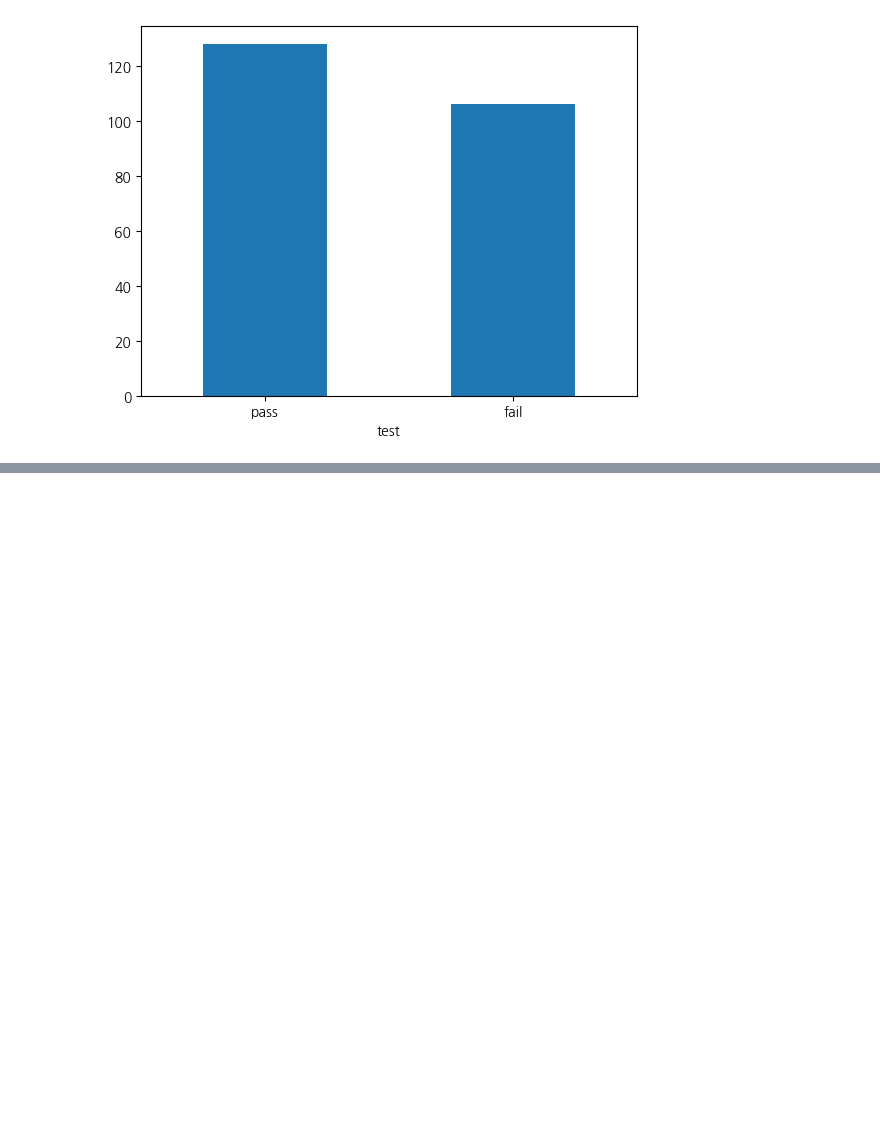
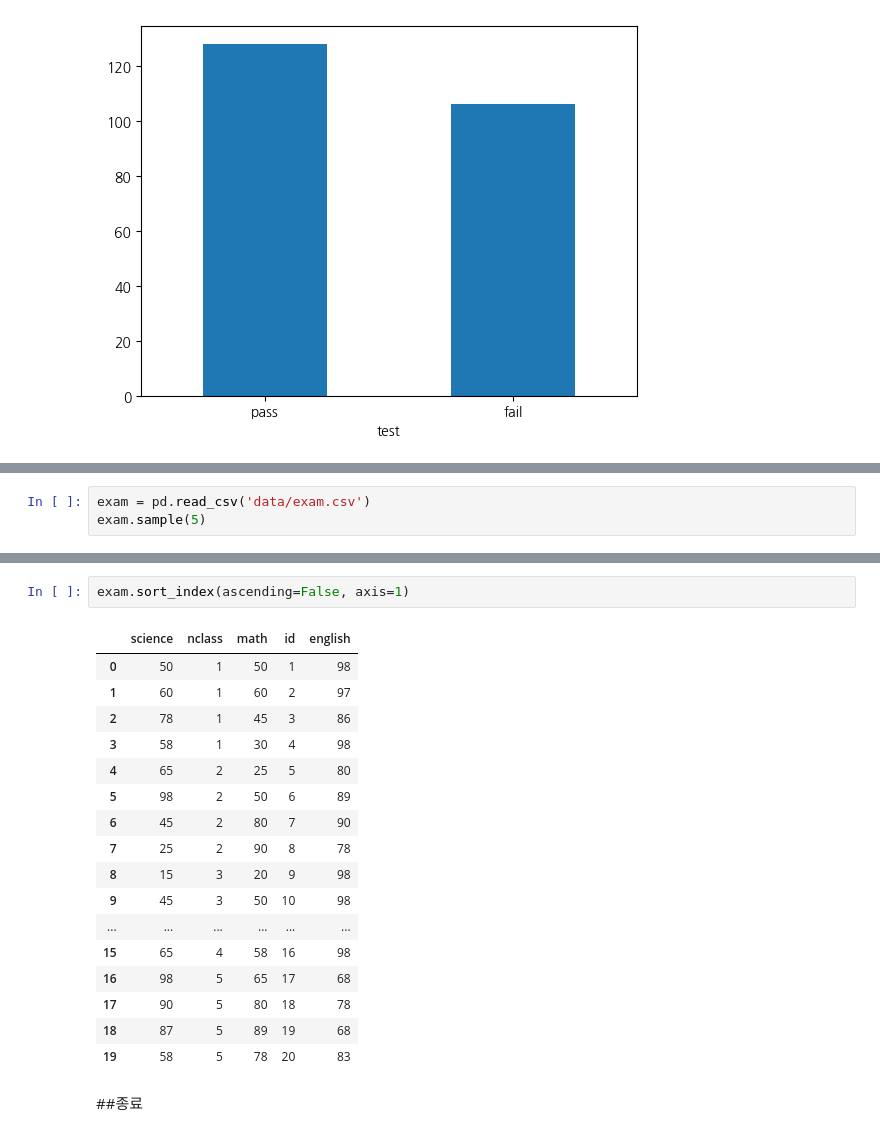
Before and after one commit to zziziz/2025-1-BDA, a Jupyter notebook: inclass/05w_A_mon_0407_easy_ch05_06.ipynb, the cells around one changed output, grey strips where cells are left out. Saved outputs shown, nothing was run; the diff lists cells and outputs as text; blank space fills up the shorter version.

```diff
--- a/inclass/05w_A_mon_0407_easy_ch05_06.ipynb
+++ b/inclass/05w_A_mon_0407_easy_ch05_06.ipynb
@@ -433,0 +438,3 @@ memory usage: 20.2+ KB
+# %%
+exam = pd.read_csv('data/exam.csv')
+exam.sample(5)
@@ -433,0 +536,22 @@ memory usage: 20.2+ KB
+# %%
+exam.sort_index(ascending=False, axis=1)
+# %% [output]
+|  | science | nclass | math | id | english |
+| 0 | 50 | 1 | 50 | 1 | 98 |
+| 1 | 60 | 1 | 60 | 2 | 97 |
+| 2 | 78 | 1 | 45 | 3 | 86 |
+| 3 | 58 | 1 | 30 | 4 | 98 |
+| 4 | 65 | 2 | 25 | 5 | 80 |
+| 5 | 98 | 2 | 50 | 6 | 89 |
+| 6 | 45 | 2 | 80 | 7 | 90 |
+| 7 | 25 | 2 | 90 | 8 | 78 |
+| 8 | 15 | 3 | 20 | 9 | 98 |
+| 9 | 45 | 3 | 50 | 10 | 98 |
+| ... | ... | ... | ... | ... | ... |
+| 15 | 65 | 4 | 58 | 16 | 98 |
+| 16 | 98 | 5 | 65 | 17 | 68 |
+| 17 | 90 | 5 | 80 | 18 | 78 |
+| 18 | 87 | 5 | 89 | 19 | 68 |
+| 19 | 58 | 5 | 78 | 20 | 83 |
+# %% [markdown]
+##종료
```
Also changed, not shown: parts of 10 cells of this notebook.
